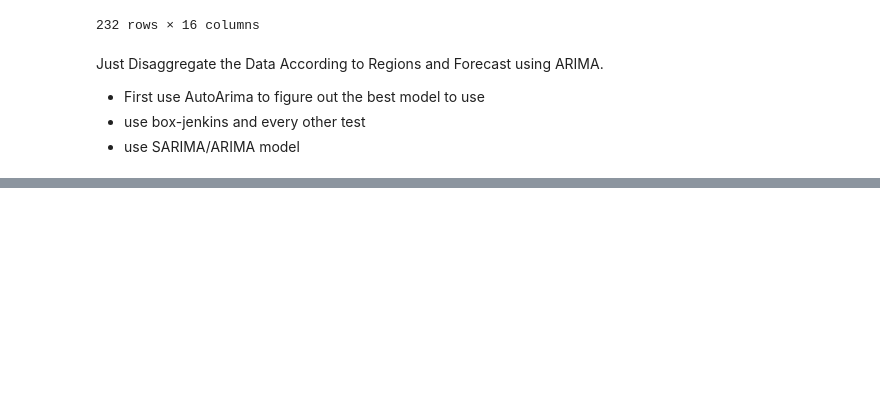
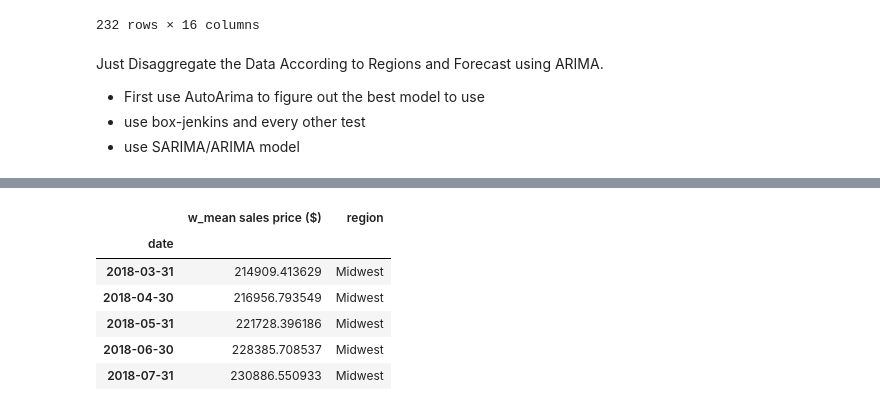
Before and after one commit to jacobsimeral/TS_Forecasting_Project, a Jupyter notebook: Code/Forecast/forecast_arima_hassaan.ipynb, the cells around one changed output, grey strips where cells are left out. Drawn from its saved outputs; the diff is of its cells as text; code cells hidden in the pictures; blank space fills up the shorter version.

```diff
--- a/Code/Forecast/forecast_arima_hassaan.ipynb
+++ b/Code/Forecast/forecast_arima_hassaan.ipynb
@@ -105,0 +123,10 @@ Just Disaggregate the Data According to Regions and Forecast using ARIMA.
+# %%
+y.head()
+# %% [output]
+|  | w_mean sales price ($) | region |
+| date |  |  |
+| 2018-03-31 | 214909.413629 | Midwest |
+| 2018-04-30 | 216956.793549 | Midwest |
+| 2018-05-31 | 221728.396186 | Midwest |
+| 2018-06-30 | 228385.708537 | Midwest |
+| 2018-07-31 | 230886.550933 | Midwest |
```
Also changed, not shown: parts of 5 cells of this notebook.
